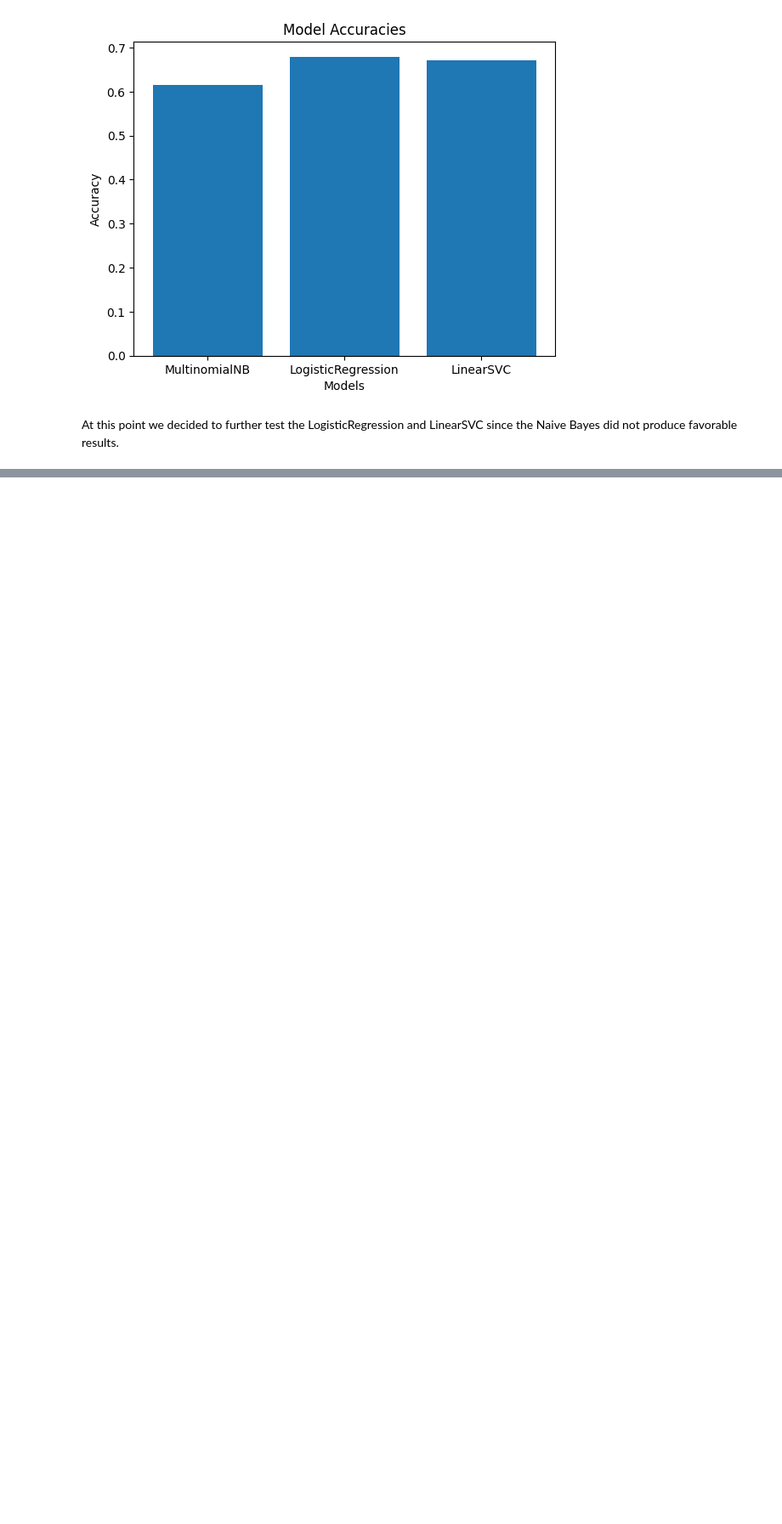
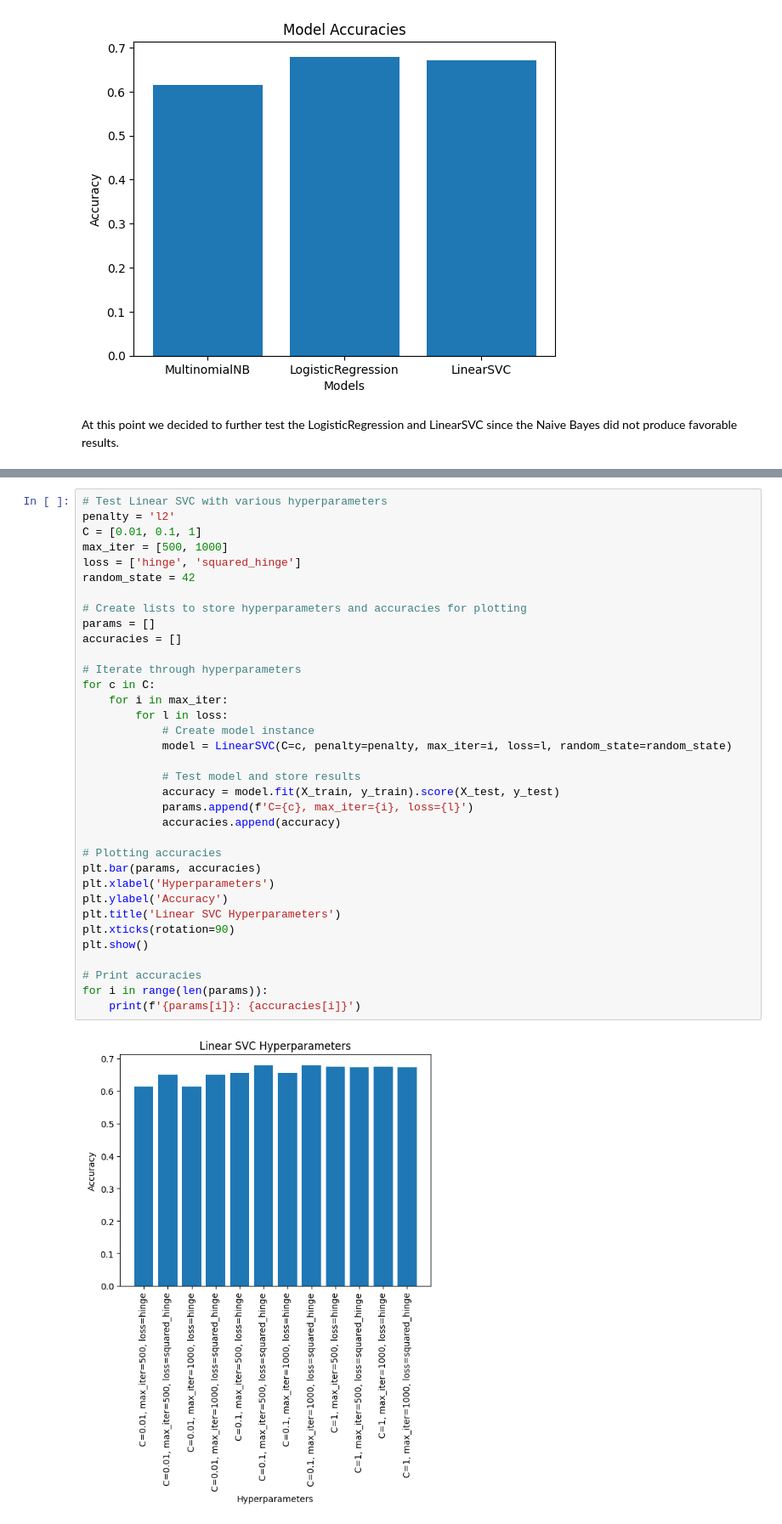
Before and after one commit to dcmaglione/cs505-final-project, a Jupyter notebook: processing.ipynb, the cells around one changed output, grey strips where cells are left out. Shown at 85% size. Cells and saved outputs as stored; diff of their text form; blank space fills up the shorter version.

```diff
--- a/processing.ipynb
+++ b/processing.ipynb
@@ -202,0 +274,37 @@ At this point we decided to further test the LogisticRegression and LinearSVC si
+# %%
+# Test Linear SVC with various hyperparameters
+penalty = 'l2'
+C = [0.01, 0.1, 1]
+max_iter = [500, 1000]
+loss = ['hinge', 'squared_hinge']
+random_state = 42
+
+# Create lists to store hyperparameters and accuracies for plotting
+params = []
+accuracies = []
+
+# Iterate through hyperparameters
+for c in C:
+    for i in max_iter:
+        for l in loss:
+            # Create model instance
+            model = LinearSVC(C=c, penalty=penalty, max_iter=i, loss=l, random_state=random_state)
+
+            # Test model and store results
+            accuracy = model.fit(X_train, y_train).score(X_test, y_test)
+            params.append(f'C={c}, max_iter={i}, loss={l}')
+            accuracies.append(accuracy)
+
+# Plotting accuracies
+plt.bar(params, accuracies)
+plt.xlabel('Hyperparameters')
+plt.ylabel('Accuracy')
+plt.title('Linear SVC Hyperparameters')
+plt.xticks(rotation=90)
+plt.show()
+
+# Print accuracies
+for i in range(len(params)):
+    print(f'{params[i]}: {accuracies[i]}')
+# %% [output]
+[figure, added]
```
Also changed, not shown: parts of 24 cells of this notebook.
